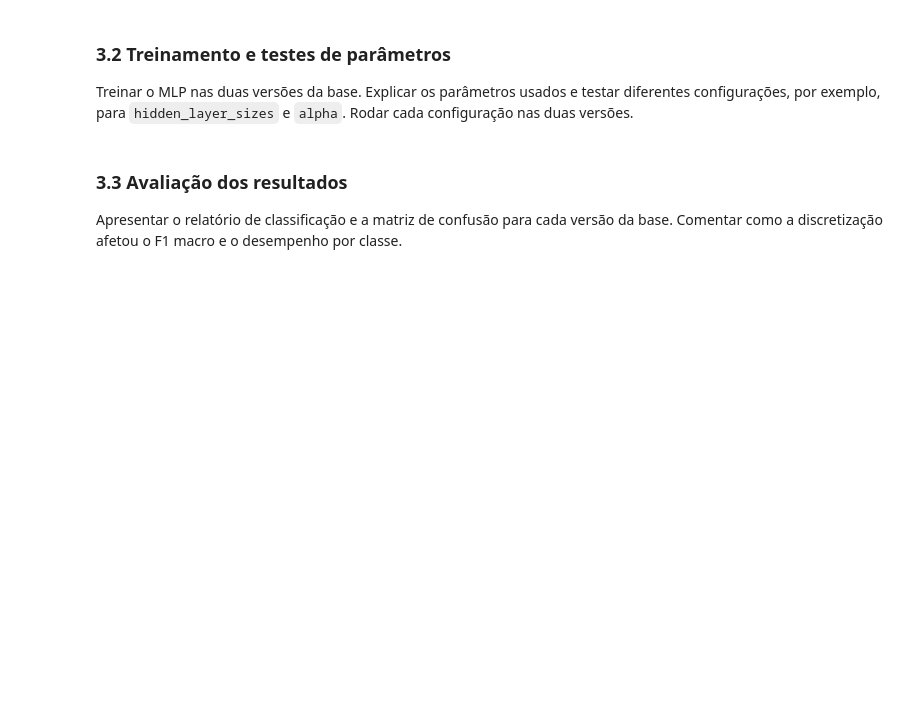
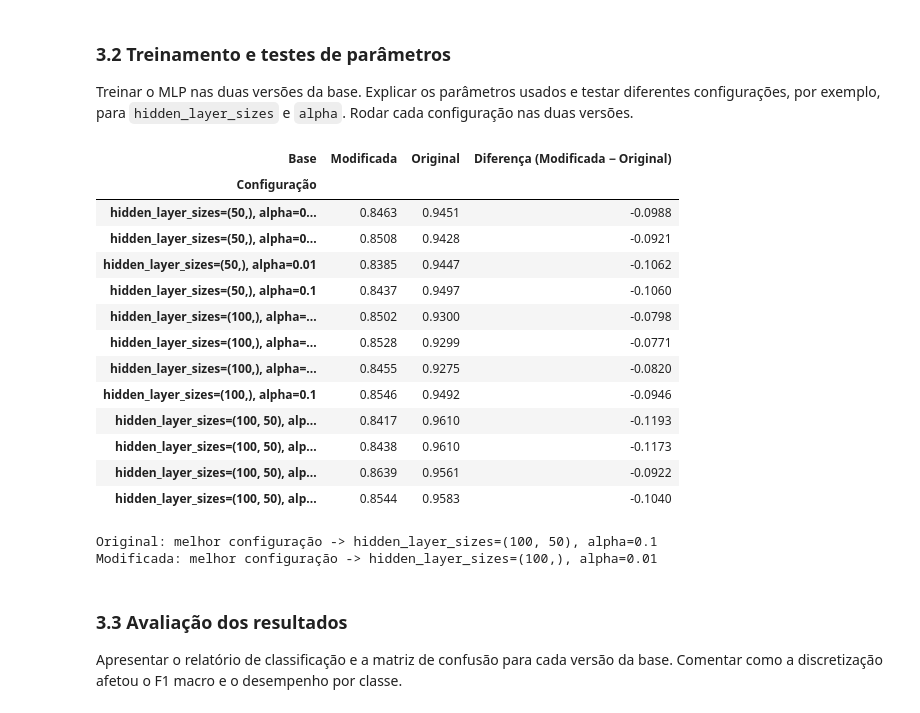
Before and after one commit to giovanasilverio/XMCO01-trabalho, a Jupyter notebook: trabalho.ipynb, the cells around one changed output. Drawn from its saved outputs; the diff is of its cells as text; code cells hidden in the pictures; blank space fills up the shorter version.

```diff
--- a/trabalho.ipynb
+++ b/trabalho.ipynb
@@ -454,3 +454,30 @@ Overweight_Level_II (de 0,946 para 0,844).
 Usar a mesma divisão de treino e teste da Floresta Aleatória. Codificar as
 colunas categóricas e padronizar as colunas numéricas. Ajustar essas
 transformações no treino e aplicá-las ao teste.
+# %%
+from sklearn.compose import ColumnTransformer
+from sklearn.preprocessing import OneHotEncoder, StandardScaler
+
+def preparar_mlp(X_treino, X_teste):
+    colunas_num = X_treino.select_dtypes(include="number").columns.tolist()
+    colunas_cat = X_treino.select_dtypes(exclude="number").columns.tolist()
+
+    transformador = ColumnTransformer(
+        transformers=[
+            ("onehot", OneHotEncoder(handle_unknown="ignore", sparse_output=False), colunas_cat),
+            ("padronizacao", StandardScaler(), colunas_num),
+        ],
+        verbose_feature_names_out=False,
+    ).set_output(transform="pandas")
+
+    X_treino_t = transformador.fit_transform(X_treino)   # aprende média, desvio e categorias no treino
+    X_teste_t = transformador.transform(X_teste)         # só aplica no teste
+    return X_treino_t, X_teste_t, transformador
+
+
+X_original_treino_mlp, X_original_teste_mlp, transf_original = preparar_mlp(
+    X_original_treino, X_original_teste
+)
+X_modificado_treino_mlp, X_modificado_teste_mlp, transf_modificado = preparar_mlp(
+    X_modificado_treino, X_modificado_teste
+)
@@ -462,3 +548,43 @@ Rodar cada configuração nas duas versões.
+# %%
+ordem = resultados_mlp.loc[resultados_mlp["Base"] == "Original", "Configuração"]
+
+comparacao_mlp = (
+    resultados_mlp.pivot(index="Configuração", columns="Base", values="F1 macro teste")
+    .loc[ordem]
+)
+comparacao_mlp["Diferença (Modificada − Original)"] = (
+    comparacao_mlp["Modificada"] - comparacao_mlp["Original"]
+)
+display(comparacao_mlp.round(4))
+# %% [output]
+| Base | Modificada | Original | Diferença (Modificada − Original) |
+| Configuração |  |  |  |
+| hidden_layer_sizes=(50,), alpha=0... | 0.8463 | 0.9451 | -0.0988 |
+| hidden_layer_sizes=(50,), alpha=0... | 0.8508 | 0.9428 | -0.0921 |
+| hidden_layer_sizes=(50,), alpha=0.01 | 0.8385 | 0.9447 | -0.1062 |
+| hidden_layer_sizes=(50,), alpha=0.1 | 0.8437 | 0.9497 | -0.1060 |
+| hidden_layer_sizes=(100,), alpha=... | 0.8502 | 0.9300 | -0.0798 |
+| hidden_layer_sizes=(100,), alpha=... | 0.8528 | 0.9299 | -0.0771 |
+| hidden_layer_sizes=(100,), alpha=... | 0.8455 | 0.9275 | -0.0820 |
+| hidden_layer_sizes=(100,), alpha=0.1 | 0.8546 | 0.9492 | -0.0946 |
+| hidden_layer_sizes=(100, 50), alp... | 0.8417 | 0.9610 | -0.1193 |
+| hidden_layer_sizes=(100, 50), alp... | 0.8438 | 0.9610 | -0.1173 |
+| hidden_layer_sizes=(100, 50), alp... | 0.8639 | 0.9561 | -0.0922 |
+| hidden_layer_sizes=(100, 50), alp... | 0.8544 | 0.9583 | -0.1040 |
+# %%
+modelos_finais_mlp = {}
+for nome_base, (X_tr, X_te) in bases_mlp.items():
+    sub = resultados_mlp[resultados_mlp["Base"] == nome_base]
+    melhor = sub.loc[sub["F1 macro (CV treino)"].idxmax(), "Configuração"]
+
+    modelos_finais_mlp[nome_base] = MLPClassifier(
+        **parametros_mlp[(nome_base, melhor)], max_iter=1000, random_state=42
+    ).fit(X_tr, y_treino)
+
+    print(f"{nome_base}: melhor configuração -> {melhor}")
+# %% [output]
+Original: melhor configuração -> hidden_layer_sizes=(100, 50), alpha=0.1
+Modificada: melhor configuração -> hidden_layer_sizes=(100,), alpha=0.01
 # %% [markdown]
 ### 3.3 Avaliação dos resultados
 Apresentar o relatório de classificação e a matriz de confusão para cada
```
Also changed, not shown: parts of 7 cells of this notebook.
